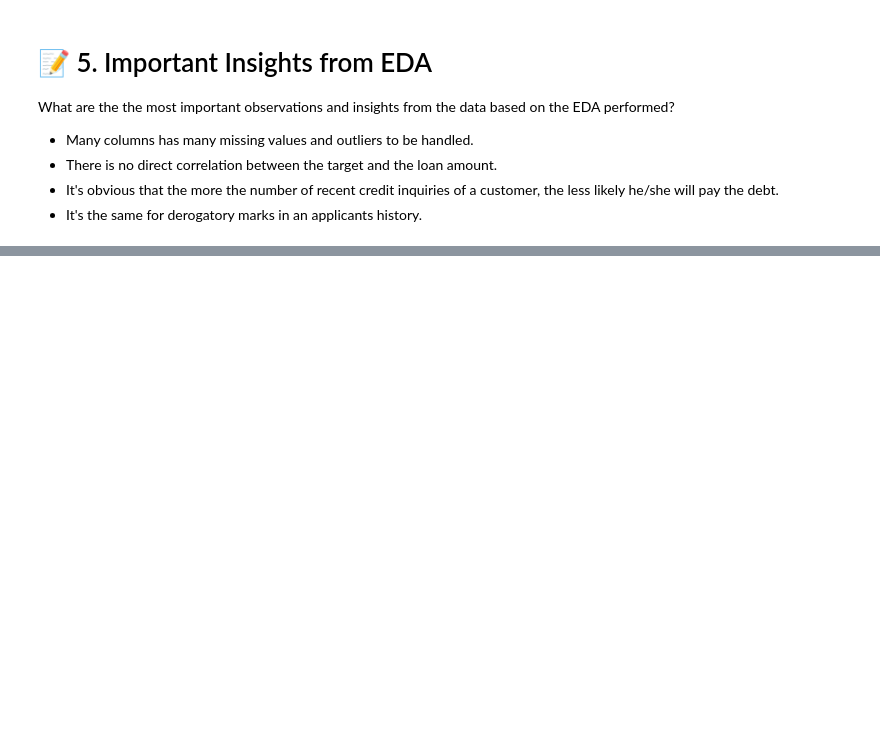
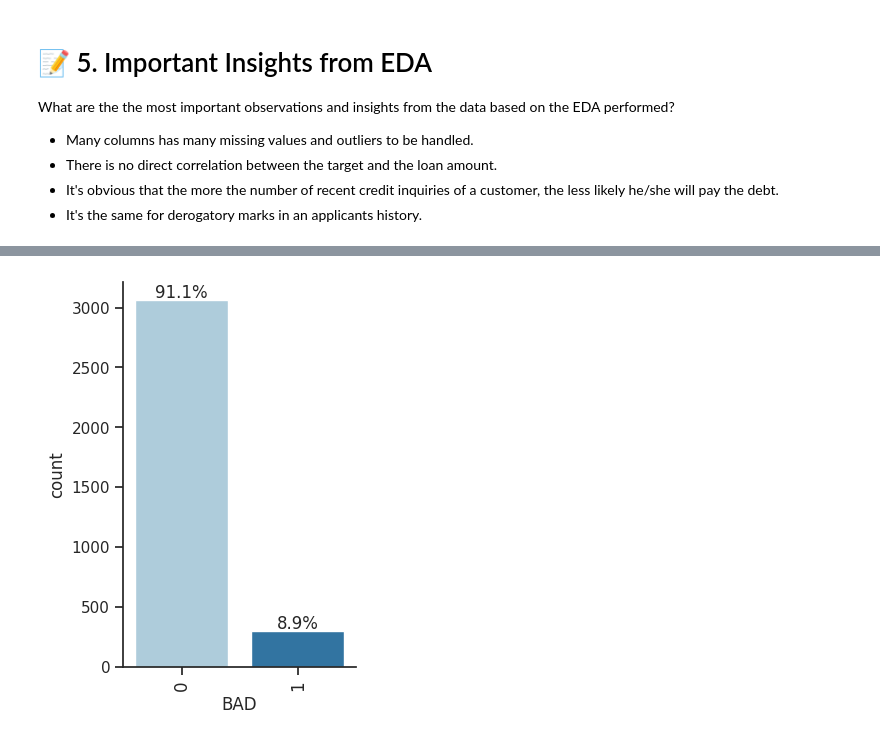
Before and after one commit to muscak/Capstone-Project-Loan-Default-Prediction, a Jupyter notebook: Notebooks/Loan_Default_Prediction - EDA.ipynb, the cells around one changed output, grey strips where cells are left out. Drawn from its saved outputs; the diff is of its cells as text; code cells hidden in the pictures; blank space fills up the shorter version.

```diff
--- a/Notebooks/Loan_Default_Prediction - EDA.ipynb
+++ b/Notebooks/Loan_Default_Prediction - EDA.ipynb
@@ -814,0 +812,3 @@ What are the the most important observations and insights from the data based on
+# %%
+df_no_null = df.dropna().reset_index(drop=True)
+df_no_null.info()
@@ -814,0 +836,4 @@ What are the the most important observations and insights from the data based on
+# %%
+plot_counts(df_no_null, 'BAD', perc=True)
+# %% [output]
+[figure, added]
```
Also changed, not shown: parts of 41 cells of this notebook, 1 other file.
